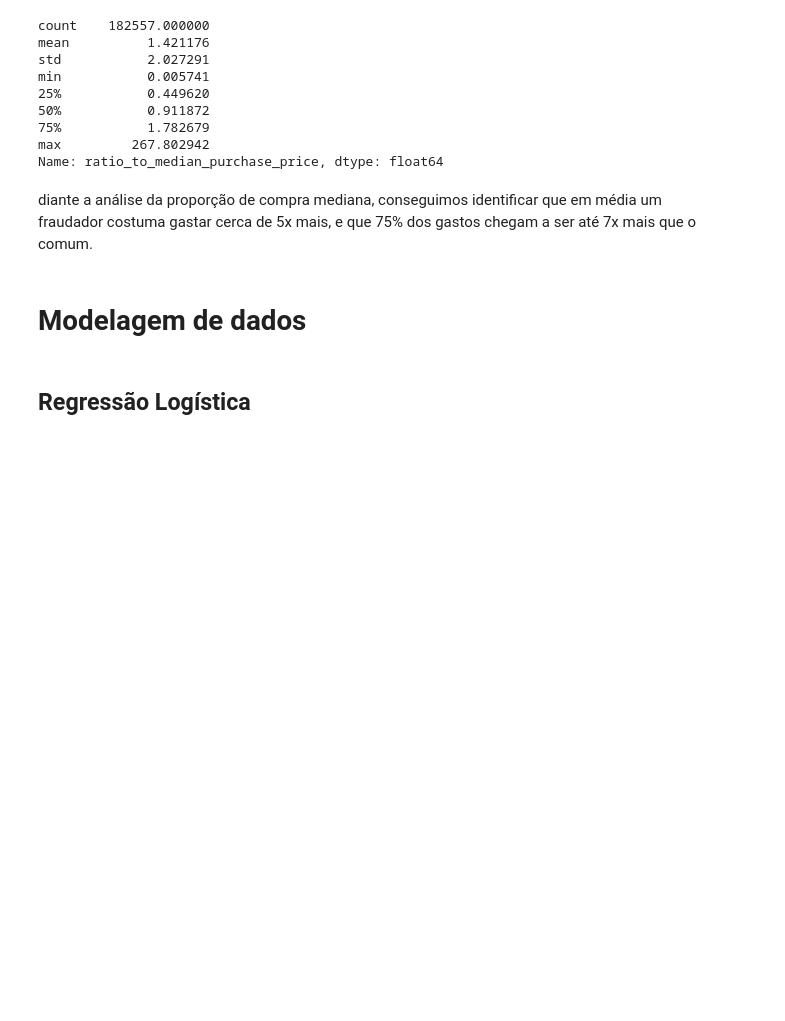
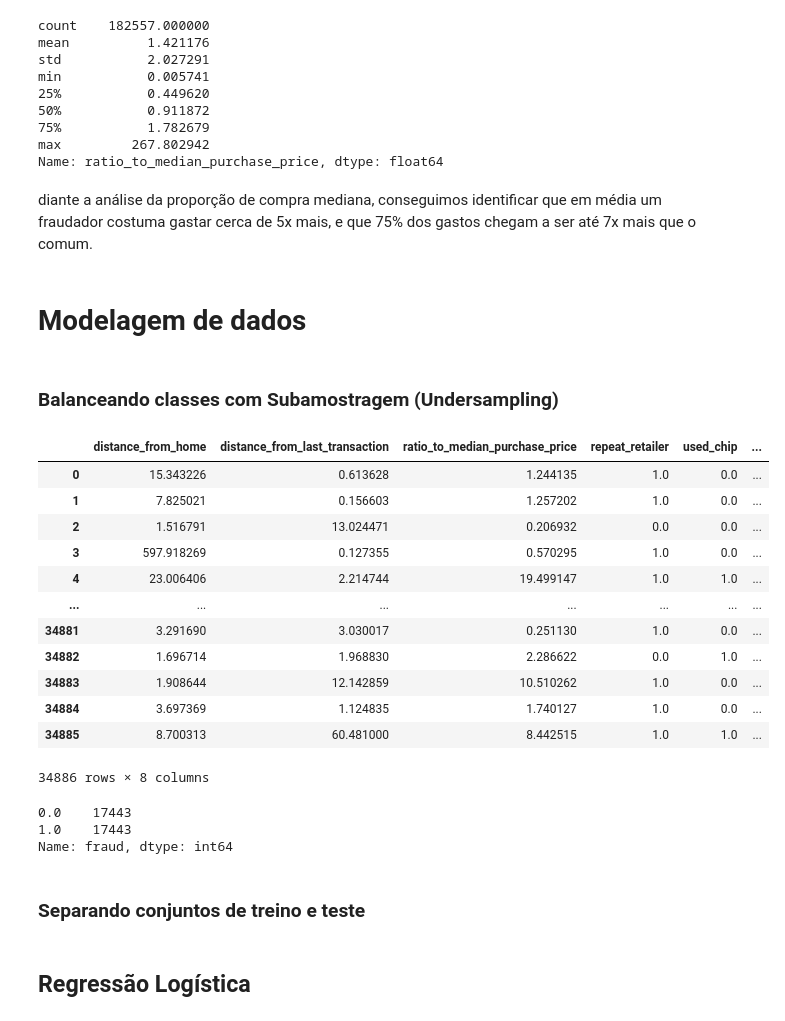
Before and after one commit to DieGod-DS/Credit-Card-Fraud, a Jupyter notebook: rascunho.ipynb, the cells around one changed output. Cells and saved outputs as stored; diff of their text form; code cells hidden in the pictures; blank space fills up the shorter version.

```diff
--- a/rascunho.ipynb
+++ b/rascunho.ipynb
@@ -250,4 +257,40 @@ Name: ratio_to_median_purchase_price, dtype: float64
 diante a análise da proporção de compra mediana, conseguimos identificar que em média um fraudador costuma gastar cerca de 5x mais, e que 75% dos gastos chegam a ser até 7x mais que o comum.
 # %% [markdown]
 # Modelagem de dados
+# %% [markdown]
+### Balanceando classes com Subamostragem (Undersampling)
+# %%
+# definindo contagem de cada valor das fraudes
+class_counts = data20.fraud.value_counts()
+
+# valor mínimo de uma classe nas fraudes
+min_class_count = class_counts.min()
+
+# balanceando os valores para que possam possuir quantidades iguais de fraudes e não fraudes
+balanced_data = pd.concat([
+    data20[data20['fraud'] == target].sample(min_class_count, replace=False) for target in class_counts.index
+])
+
+balanced_data = balanced_data.sample(frac=1).reset_index(drop=True)
+balanced_data
+# %% [output]
+|  | distance_from_home | distance_from_last_transaction | ratio_to_median_purchase_price | repeat_retailer | used_chip | ... |
+| 0 | 15.343226 | 0.613628 | 1.244135 | 1.0 | 0.0 | ... |
+| 1 | 7.825021 | 0.156603 | 1.257202 | 1.0 | 0.0 | ... |
+| 2 | 1.516791 | 13.024471 | 0.206932 | 0.0 | 0.0 | ... |
+| 3 | 597.918269 | 0.127355 | 0.570295 | 1.0 | 0.0 | ... |
+| 4 | 23.006406 | 2.214744 | 19.499147 | 1.0 | 1.0 | ... |
+| ... | ... | ... | ... | ... | ... | ... |
+| 34881 | 3.291690 | 3.030017 | 0.251130 | 1.0 | 0.0 | ... |
+| 34882 | 1.696714 | 1.968830 | 2.286622 | 0.0 | 1.0 | ... |
+| 34883 | 1.908644 | 12.142859 | 10.510262 | 1.0 | 0.0 | ... |
+| 34884 | 3.697369 | 1.124835 | 1.740127 | 1.0 | 0.0 | ... |
+| 34885 | 8.700313 | 60.481000 | 8.442515 | 1.0 | 1.0 | ... |
+34886 rows × 8 columns
+# %%
+balanced_data.fraud.value_counts()
+# %% [output]
+0.0    17443
+1.0    17443
+Name: fraud, dtype: int64
 # %%
@@ -256,3 +299,5 @@ y = data20.fraud
+# %% [markdown]
+### Separando conjuntos de treino e teste
 # %%
 x_train, x_test, y_train, y_test = train_test_split(x,y, test_size=0.2, random_state=42)
 # %%
```
Also changed, not shown: parts of 10 cells of this notebook.
